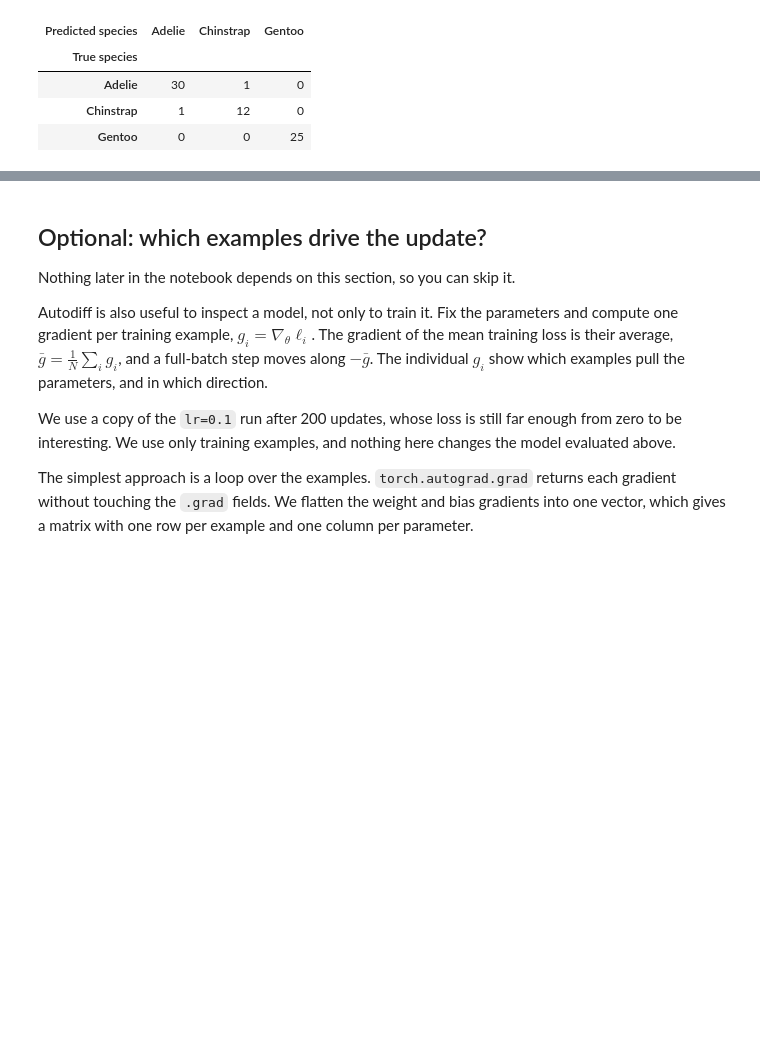
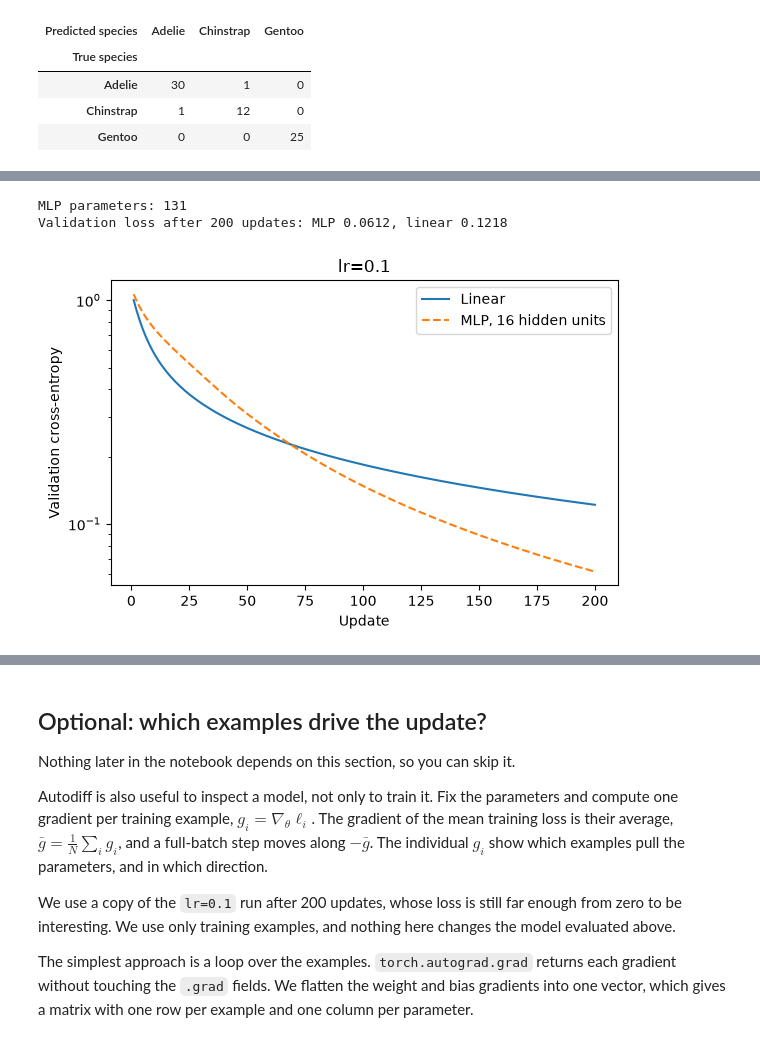
Before and after one commit to sscardapane/slides-nnds-2026, a Jupyter notebook: notebooks/drafts/2026-09-14-first-pass/PT02_Logistic_regression_solutions.ipynb, the cells around one changed output, grey strips where cells are left out. Drawn from its saved outputs; the diff is of its cells as text; code cells hidden in the pictures; blank space fills up the shorter version.

```diff
--- a/notebooks/drafts/2026-09-14-first-pass/PT02_Logistic_regression_solutions.ipynb
+++ b/notebooks/drafts/2026-09-14-first-pass/PT02_Logistic_regression_solutions.ipynb
@@ -519,0 +526,24 @@ This is the end of the core lab. The same training loop works unchanged when we
+# %%
+def make_mlp(width: int = 16) -> torch.nn.Module:
+    return torch.nn.Sequential(
+        torch.nn.Linear(4, width), torch.nn.ReLU(), torch.nn.Linear(width, len(classes))
+    )
+
+torch.manual_seed(7)
+mlp = make_mlp()
+mlp_history = fit(mlp, Xtrain, ytrain, Xval, yval, lr=0.1, epochs=200)
+print("MLP parameters:", sum(p.numel() for p in mlp.parameters()))
+print(f"Validation loss after 200 updates: MLP {mlp_history['val_loss'][-1]:.4f}, "
+      f"linear {lr_histories[0.1]['val_loss'][-1]:.4f}")
+
+fig, ax = plt.subplots(figsize=(6, 4))
+ax.plot(range(1, 201), lr_histories[0.1]["val_loss"], label="Linear")
+ax.plot(range(1, 201), mlp_history["val_loss"], "--", label="MLP, 16 hidden units")
+ax.set(xlabel="Update", ylabel="Validation cross-entropy", yscale="log", title="lr=0.1")
+ax.legend()
+fig.tight_layout()
+plt.show()
+# %% [output]
+MLP parameters: 131
+Validation loss after 200 updates: MLP 0.0612, linear 0.1218
+[figure, added]
```
Also changed, not shown: parts of 10 cells of this notebook, 7 other files.
